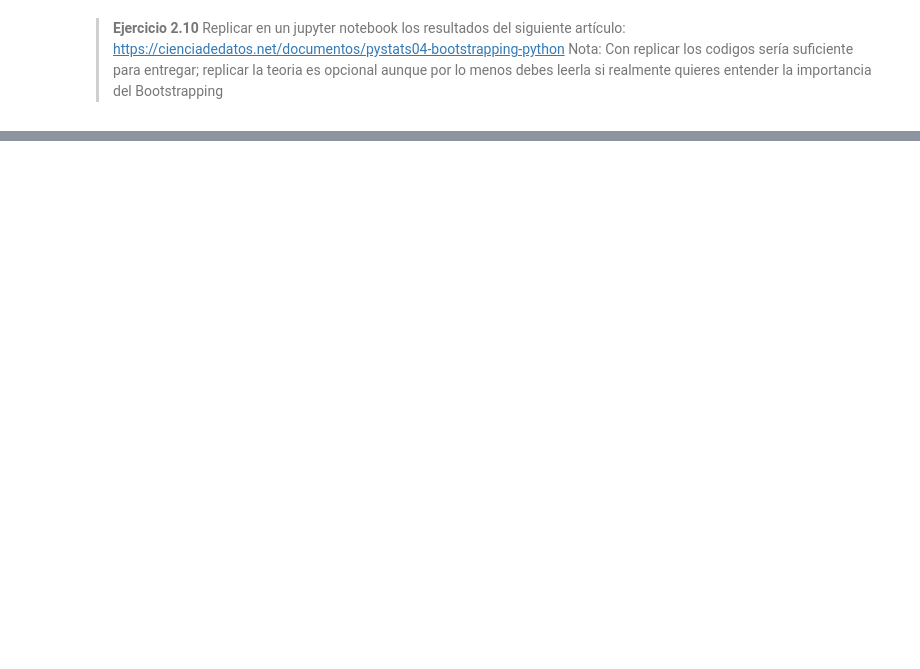
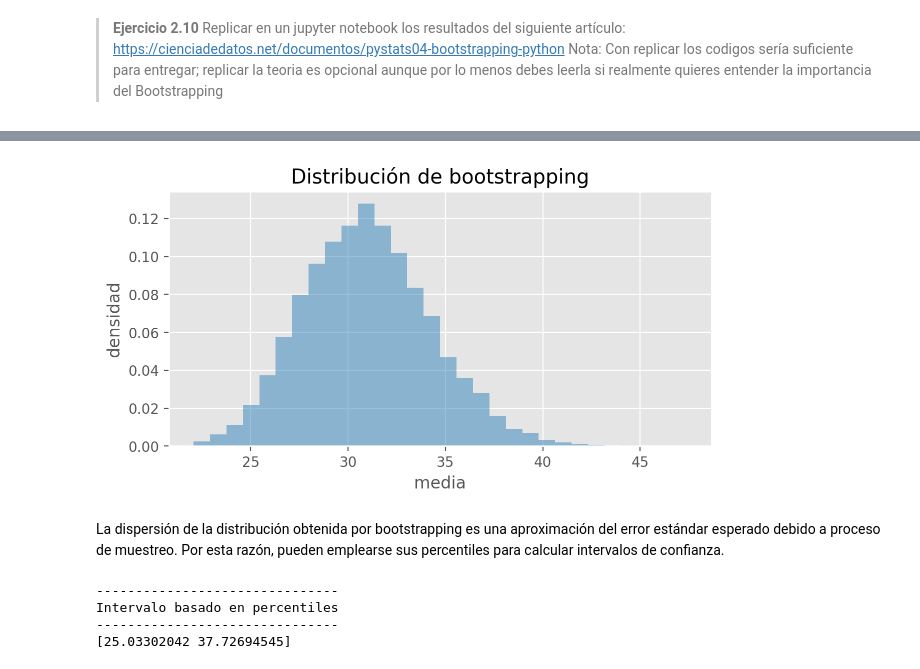
Before and after one commit to mizos0512/RPython, a Jupyter notebook: Notebooks/Clase_90-Intervalos_de_Confianza.ipynb, the cells around one changed output, grey strips where cells are left out. Saved outputs shown, nothing was run; the diff lists cells and outputs as text; code cells hidden in the pictures; blank space fills up the shorter version.

```diff
--- a/Notebooks/Clase_90-Intervalos_de_Confianza.ipynb
+++ b/Notebooks/Clase_90-Intervalos_de_Confianza.ipynb
@@ -557,0 +720,32 @@ Imagina que estás midiendo la altura promedio de estudiantes en una escuela. Si
+# %%
+dist_boot = bootstraping(
+                x = datos,
+                fun_estadistico = calcular_estadistico,
+                n_iteraciones   = 9999
+            )
+# %%
+# Distribución de bootstrapping
+# ==============================================================================
+fig, ax = plt.subplots(ncols=1, nrows=1, figsize=(7,3.3))
+ax.hist(dist_boot, bins=30, density=True, color='#3182bd', alpha=0.5)
+ax.set_title('Distribución de bootstrapping')
+ax.set_xlabel('media')
+ax.set_ylabel('densidad');
+# %% [output]
+[figure, added]
+# %% [markdown]
+La dispersión de la distribución obtenida por bootstrapping es una aproximación del error estándar esperado debido a proceso de muestreo. Por esta razón, pueden emplearse sus percentiles para calcular intervalos de confianza.
+# %%
+# Intervalo IC basado en percentiles de la distribución bootstrapping
+# ==============================================================================
+# Un IC del 95% debe abarcar desde el cuantil 0.025 al 0.975
+cuantiles = np.quantile(a = dist_boot, q = [0.025, 0.975])
+print('-------------------------------')
+print('Intervalo basado en percentiles')
+print('-------------------------------')
+print(cuantiles)
+# %% [output]
+-------------------------------
+Intervalo basado en percentiles
+-------------------------------
+[25.03302042 37.72694545]
```
Also changed, not shown: parts of 53 cells of this notebook, 4 other files.
